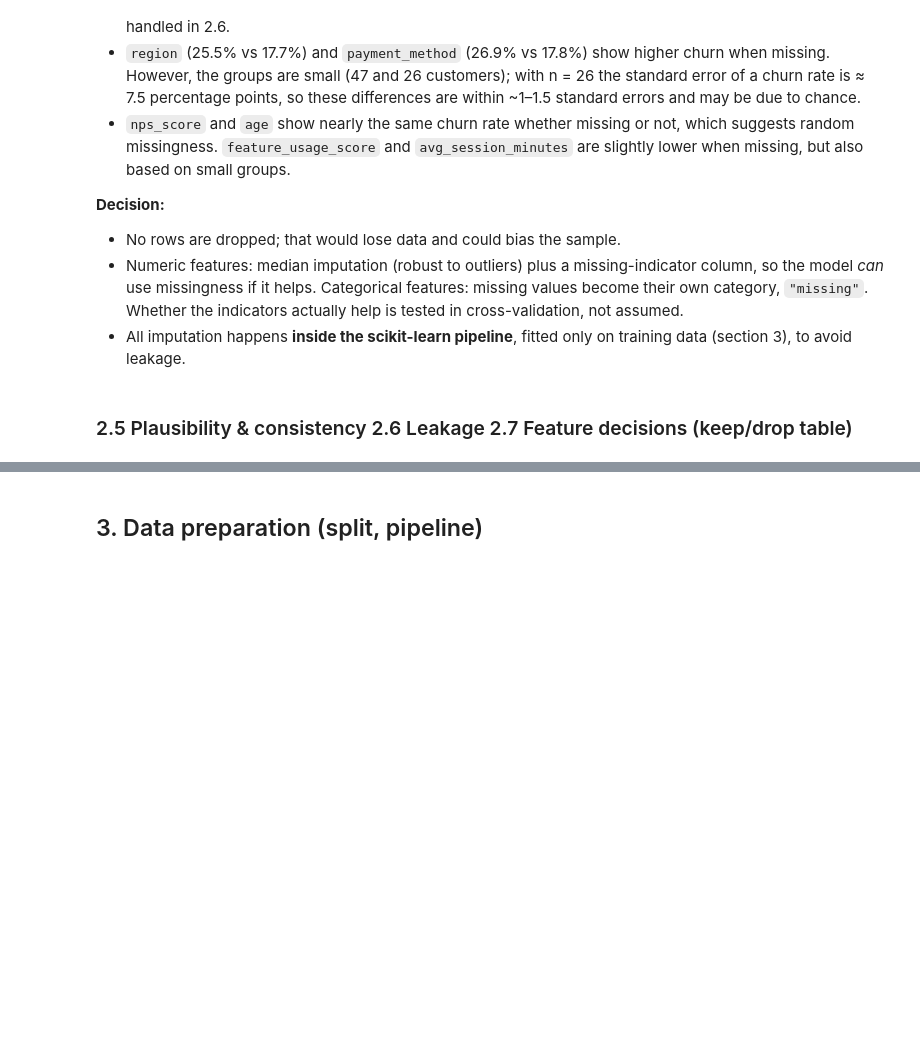
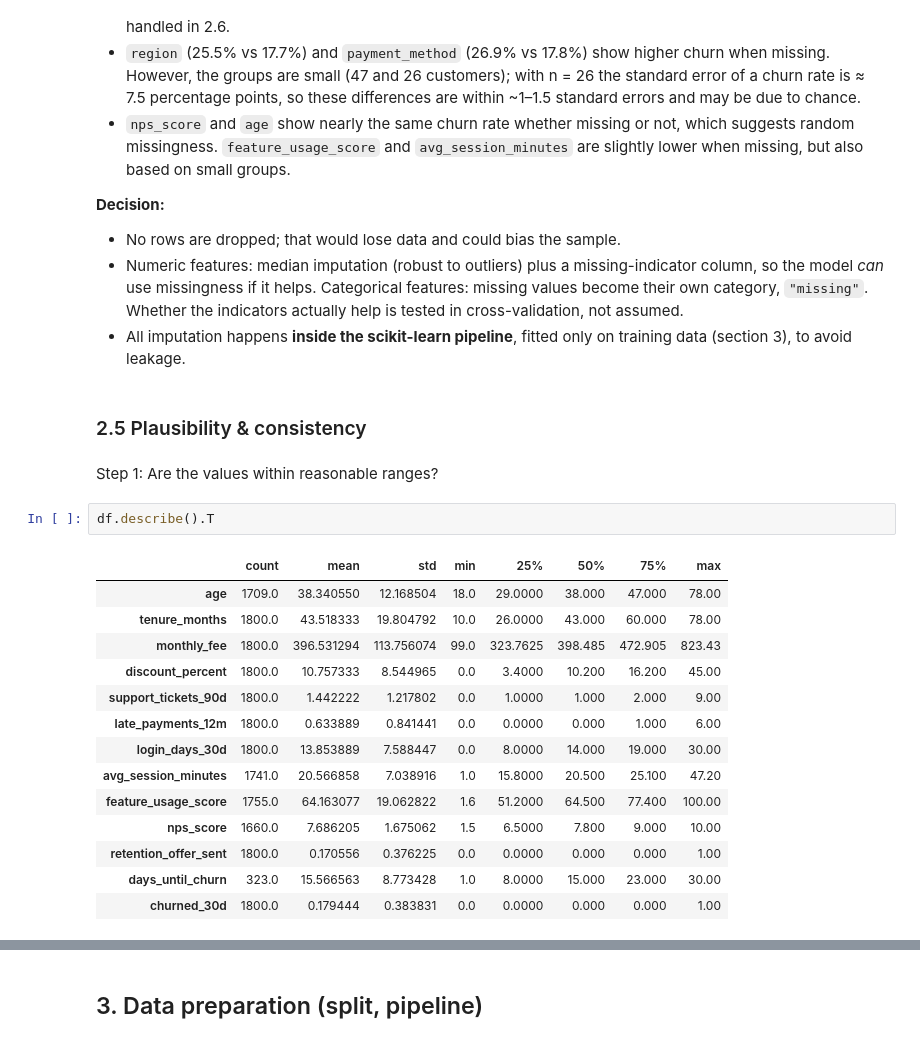
Before and after one commit to mineterkan/customer-churn-prediction, a Jupyter notebook: notebooks/churn_analysis.ipynb, the cells around one changed output, grey strips where cells are left out. Cells and saved outputs as stored; diff of their text form; blank space fills up the shorter version.

Commit message:
Add plausibility checks, leakage analysis and feature decisions

```diff
--- a/notebooks/churn_analysis.ipynb
+++ b/notebooks/churn_analysis.ipynb
@@ -203,4 +203,23 @@ pd.DataFrame(rows).sort_values("n_missing", ascending=False)
 - Numeric features: median imputation (robust to outliers) plus a missing-indicator column, so the model *can* use missingness if it helps. Categorical features: missing values become their own category, `"missing"`. Whether the indicators actually help is tested in cross-validation, not assumed.
 - All imputation happens **inside the scikit-learn pipeline**, fitted only on training data (section 3), to avoid leakage.
 # %% [markdown]
-### 2.5 Plausibility & consistency  2.6 Leakage  2.7 Feature decisions (keep/drop table)
+### 2.5 Plausibility & consistency
+# %% [markdown]
+Step 1: Are the values within reasonable ranges?
+# %%
+df.describe().T
+# %% [output]
+|  | count | mean | std | min | 25% | 50% | 75% | max |
+| age | 1709.0 | 38.340550 | 12.168504 | 18.0 | 29.0000 | 38.000 | 47.000 | 78.00 |
+| tenure_months | 1800.0 | 43.518333 | 19.804792 | 10.0 | 26.0000 | 43.000 | 60.000 | 78.00 |
+| monthly_fee | 1800.0 | 396.531294 | 113.756074 | 99.0 | 323.7625 | 398.485 | 472.905 | 823.43 |
+| discount_percent | 1800.0 | 10.757333 | 8.544965 | 0.0 | 3.4000 | 10.200 | 16.200 | 45.00 |
+| support_tickets_90d | 1800.0 | 1.442222 | 1.217802 | 0.0 | 1.0000 | 1.000 | 2.000 | 9.00 |
+| late_payments_12m | 1800.0 | 0.633889 | 0.841441 | 0.0 | 0.0000 | 0.000 | 1.000 | 6.00 |
+| login_days_30d | 1800.0 | 13.853889 | 7.588447 | 0.0 | 8.0000 | 14.000 | 19.000 | 30.00 |
+| avg_session_minutes | 1741.0 | 20.566858 | 7.038916 | 1.0 | 15.8000 | 20.500 | 25.100 | 47.20 |
+| feature_usage_score | 1755.0 | 64.163077 | 19.062822 | 1.6 | 51.2000 | 64.500 | 77.400 | 100.00 |
+| nps_score | 1660.0 | 7.686205 | 1.675062 | 1.5 | 6.5000 | 7.800 | 9.000 | 10.00 |
+| retention_offer_sent | 1800.0 | 0.170556 | 0.376225 | 0.0 | 0.0000 | 0.000 | 0.000 | 1.00 |
+| days_until_churn | 323.0 | 15.566563 | 8.773428 | 1.0 | 8.0000 | 15.000 | 23.000 | 30.00 |
+| churned_30d | 1800.0 | 0.179444 | 0.383831 | 0.0 | 0.0000 | 0.000 | 0.000 | 1.00 |
```
Also changed, not shown: parts of 21 cells of this notebook.
